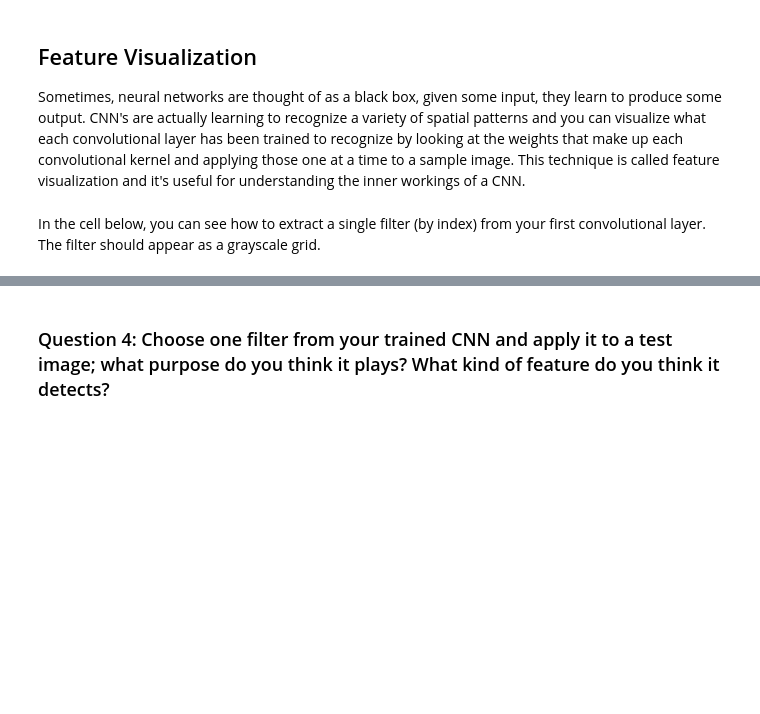
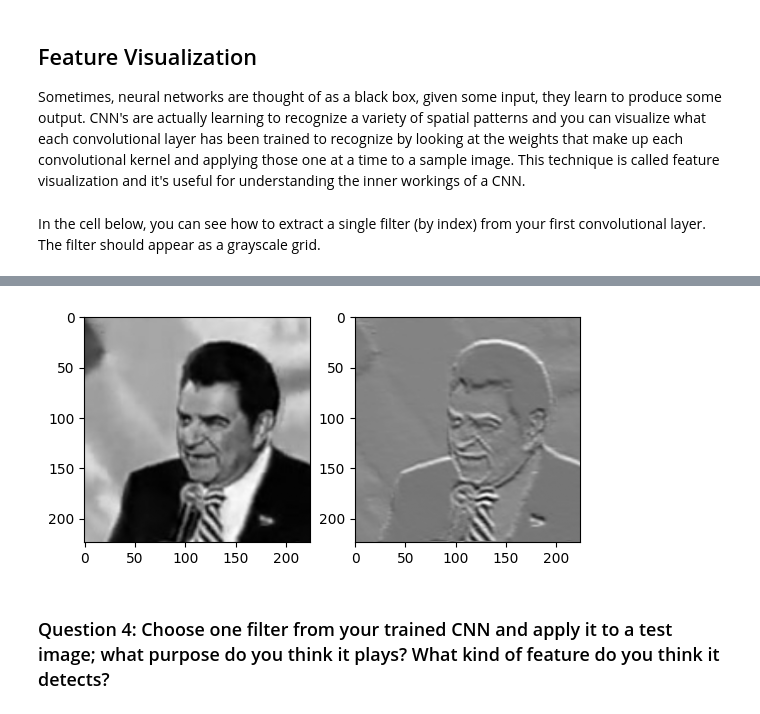
Before and after one commit to damiansp/cpu_vis, a Jupyter notebook: udacity/computer_vis_nano/computer_vision/project/2_define_network_architecture.ipynb, the cells around one changed output, grey strips where cells are left out. Cells and saved outputs as stored; diff of their text form; code cells hidden in the pictures; blank space fills up the shorter version.

```diff
--- a/udacity/computer_vis_nano/computer_vision/project/2_define_network_architecture.ipynb
+++ b/udacity/computer_vis_nano/computer_vision/project/2_define_network_architecture.ipynb
@@ -501,9 +511,20 @@ Next, choose a test image and filter it with one of the convolutional kernels in
 ---
 # %%
 ##TODO: load in and display any image from the transformed test dataset
+plt.subplot(1, 2, 1)
+image = test_images[1].data
+image = image.cpu()
+image = image.numpy()
+image = np.transpose(image, (1, 2, 0))
+plt.imshow(np.squeeze(image), cmap='grey');
 
 ## TODO: Using cv's filter2D function,
 ## apply a specific set of filter weights (like the one displayed above) to the test image
+plt.subplot(1, 2, 2)
+filtered_img = cv2.filter2D(image, -1, filt)
+plt.imshow(filtered_img, cmap='grey');
+# %% [output]
+[figure, added]
 # %% [markdown]
 ### Question 4: Choose one filter from your trained CNN and apply it to a test image; what purpose do you think it plays? What kind of feature do you think it detects?
 # %% [markdown]
```
Also changed, not shown: parts of 14 cells of this notebook, 1 other file.
